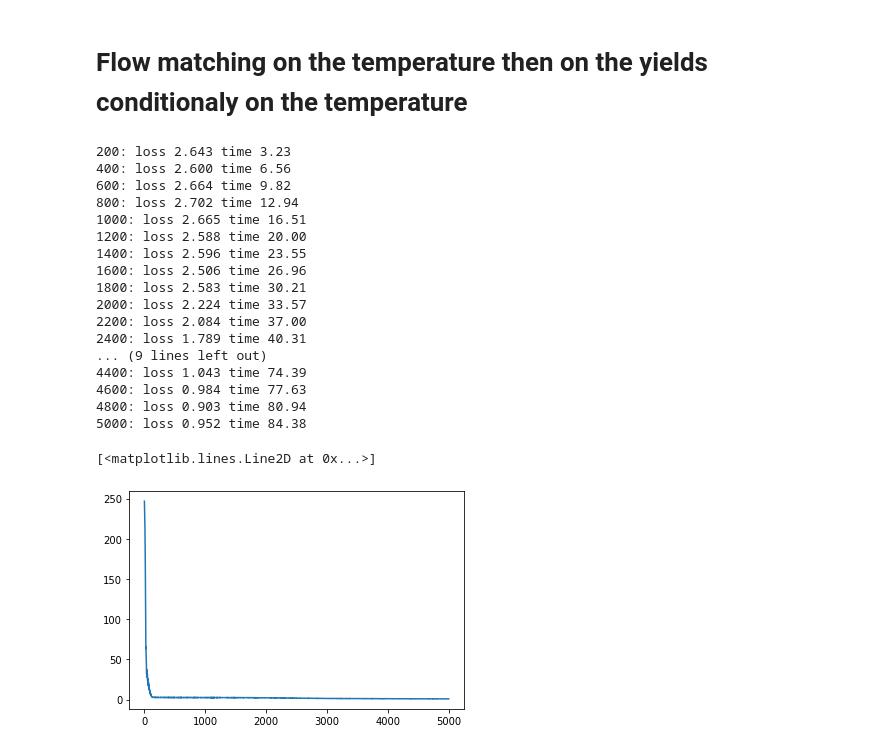
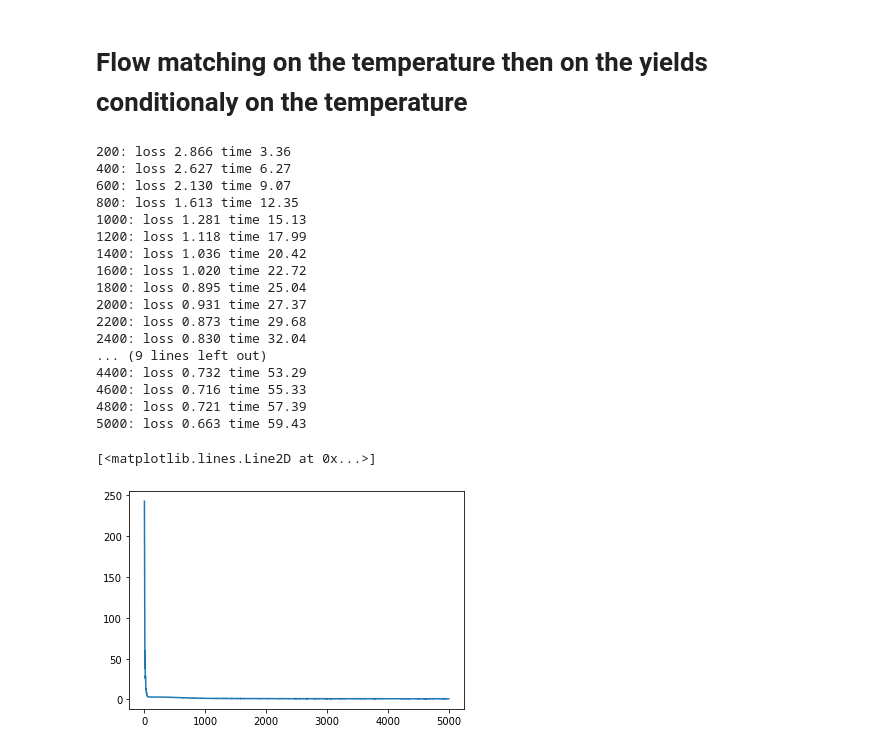
Before and after one commit to elkhomar/Genhack3, a Jupyter notebook: FlowMatching.ipynb, the cells around one changed output. Cells and saved outputs as stored; diff of their text form; code cells hidden in the pictures.

```diff
--- a/FlowMatching.ipynb
+++ b/FlowMatching.ipynb
@@ -172,42 +172,3 @@ with torch.no_grad():
 print(samples.shape)
 # %% [output]
 (289, 4)
-# %%
-# Plotting density plots
-plt.figure(figsize=(20, 20))
-for k in range(samples.shape[1]):
-    yield_ind = X.columns[k]
-    plt.subplot(4, 4, 5*k + 1)
-
-    samples[k].plot.density()
-    X[yield_ind].plot.density()
-
-    xmin, xmax = np.min(X[yield_ind]), np.max(X[yield_ind])
-    plt.xlim(xmin, xmax)
-
-    plt.title(yield_ind + " histogram")
-    plt.xlabel("Crop yields in (hundres of tons ?)")
-    plt.ylabel("Density")
-    plt.legend()
-
-# Plotting scatter plots for correlation
-for i in range(samples.shape[1]):
-    for j in range(samples.shape[1]):
-        if i != j:
-            plt.subplot(4, 4, 1 + i + 4*j)
-
-            x = samples.iloc[:, i]
-            y = samples.iloc[:, j]
-            plt.scatter(x, y, alpha=0.5)
-
-            x = X.iloc[:, i]
-            y = X.iloc[:, j]
-            plt.scatter(x, y, alpha=0.5)
-
-            plt.title(f"{X.columns[i]} vs {X.columns[j]}")
-            plt.xlabel(X.columns[i])
-            plt.ylabel(X.columns[j])
-
-plt.suptitle("Fitting the marginal histogram and Scatter plots for Correlation")
-plt.tight_layout()
-plt.show()
@@ -218,55 +177,54 @@ plt.show()
 # %%
 weather = dataset[[x for x in dataset.columns if x not in ['YIELD_40', 'YIELD_49', 'YIELD_63', 'YIELD_90', 'Q40', 'Q49', 'Q63', 'Q90']]]
 # %%
-sigma = 0.2
 weather_dim = weather.shape[1]
 batch_size = 256
-weather_model = MLP(dim=weather_dim, time_varying=True, w=64)
+weather_model = MLP(dim=weather_dim, time_varying=True, w=256)
 optimizer = torch.optim.Adam(weather_model.parameters())
-FM = ExactOptimalTransportConditionalFlowMatcher(sigma=sigma)
+FM = ConditionalFlowMatcher(sigma=sigma)
 
 losses = []
 start = time.time()
 for k in range(5000):
     optimizer.zero_grad()
 
     w0 = torch.rand([batch_size,weather_dim], dtype=torch.float32)
     w1 = torch.tensor(weather.sample(n=batch_size, random_state=np.random.seed(seed)).values, dtype=torch.float32)
 
     t, wt, ut = FM.sample_location_and_conditional_flow(w0, w1)
 
     vt = weather_model(torch.cat([wt, t[:, None]], dim=-1))
     loss = torch.mean((vt - ut) ** 2)
     losses.append(loss.item())
 
     loss.backward()
     optimizer.step()
 
     if (k + 1) % 200 == 0:
         end = time.time()
         print(f"{k+1}: loss {loss.item():0.3f} time {(end - start):0.2f}")
 
 plt.plot(losses)
 # %% [output]
-200: loss 2.643 time 3.23
-400: loss 2.600 time 6.56
-600: loss 2.664 time 9.82
-800: loss 2.702 time 12.94
-1000: loss 2.665 time 16.51
-1200: loss 2.588 time 20.00
-1400: loss 2.596 time 23.55
-1600: loss 2.506 time 26.96
-1800: loss 2.583 time 30.21
-2000: loss 2.224 time 33.57
-2200: loss 2.084 time 37.00
-2400: loss 1.789 time 40.31
+200: loss 2.866 time 3.36
+400: loss 2.627 time 6.27
+600: loss 2.130 time 9.07
+800: loss 1.613 time 12.35
+1000: loss 1.281 time 15.13
+1200: loss 1.118 time 17.99
+1400: loss 1.036 time 20.42
+1600: loss 1.020 time 22.72
+1800: loss 0.895 time 25.04
+2000: loss 0.931 time 27.37
+2200: loss 0.873 time 29.68
+2400: loss 0.830 time 32.04
 ... (9 lines left out)
-4400: loss 1.043 time 74.39
-4600: loss 0.984 time 77.63
-4800: loss 0.903 time 80.94
-5000: loss 0.952 time 84.38
+4400: loss 0.732 time 53.29
+4600: loss 0.716 time 55.33
+4800: loss 0.721 time 57.39
+5000: loss 0.663 time 59.43
 [<matplotlib.lines.Line2D at 0x...>]
-[figure, old version]
+[figure, new version]
 # %%
 
 class MLP(torch.nn.Module):
```
Also changed, not shown: parts of 5 cells of this notebook.
